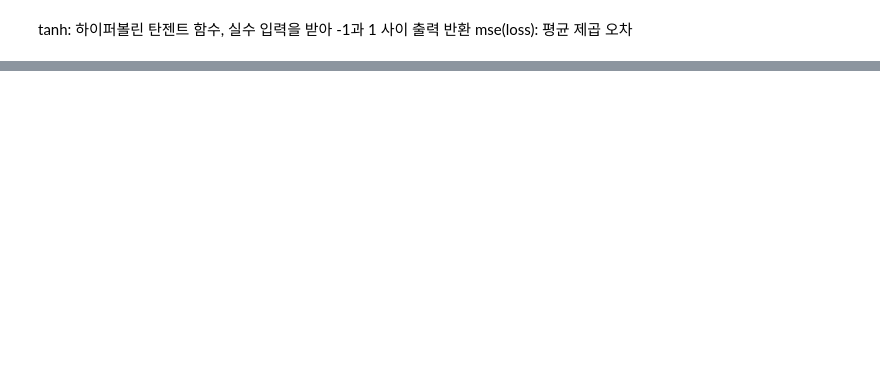
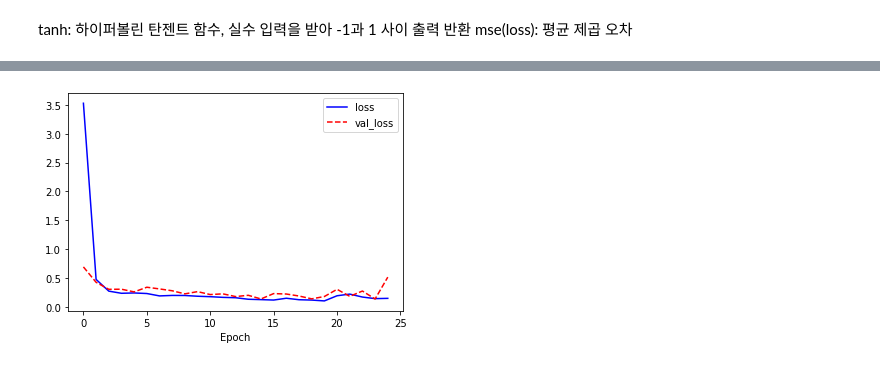
Before and after one commit to devdonghyun/project_imageClassfication, a Jupyter notebook: Chapter4_regression.ipynb, the cells around one changed output, grey strips where cells are left out. Drawn from its saved outputs; the diff is of its cells as text; code cells hidden in the pictures; blank space fills up the shorter version.

```diff
--- a/Chapter4_regression.ipynb
+++ b/Chapter4_regression.ipynb
@@ -220,0 +239,19 @@ plt.show()
+# %%
+#Standardization
+
+x_mean = train_X.mean(axis=0)
+x_std = train_X.std(axis=0)
+train_X -= x_mean
+train_X /= x_std
+test_X -= x_mean
+test_X /= x_std
+
+y_mean = train_Y.mean(axis=0)
+y_std = train_Y.std(axis=0)
+train_Y -= y_mean
+train_Y /= y_std
+test_Y -= y_mean
+test_Y /= y_std
+
+print(train_X[0])
+print(train_Y[0])
@@ -220,0 +263,13 @@ plt.show()
+# %%
+import tensorflow as tf
+
+model = tf.keras.Sequential([
+    tf.keras.layers.Dense(units=52, activation='relu', input_shape=(13,)),
+    tf.keras.layers.Dense(units=39, activation='relu'),
+    tf.keras.layers.Dense(units=26, activation='relu'),
+    tf.keras.layers.Dense(units=1)
+])
+
+model.compile(optimizer=tf.keras.optimizers.Adam(lr=0.07), loss='mse')
+
+model.summary()
@@ -220,0 +296,2 @@ plt.show()
+# %%
+history = model.fit(train_X, train_Y, epochs=25, batch_size=32, validation_split=0.25)
@@ -220,0 +316,12 @@ plt.show()
+# %%
+#학습 결과 시각화
+
+import matplotlib.pyplot as plt
+
+plt.plot(history.history['loss'], 'b-', label='loss')
+plt.plot(history.history['val_loss'], 'r--', label='val_loss')
+plt.xlabel('Epoch')
+plt.legend()
+plt.show()
+# %% [output]
+[figure, added]
```
Also changed, not shown: parts of 19 cells of this notebook.
